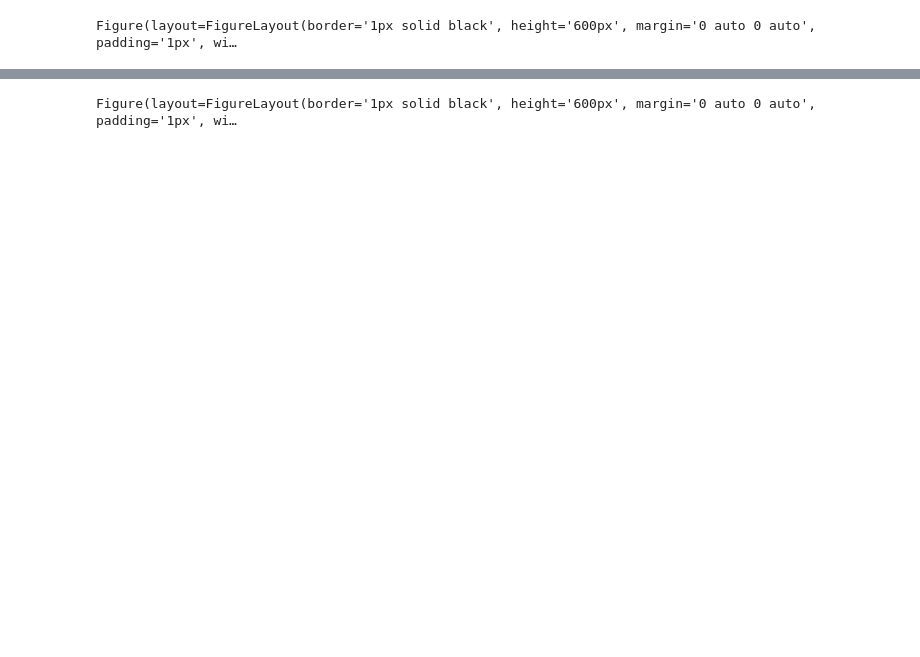
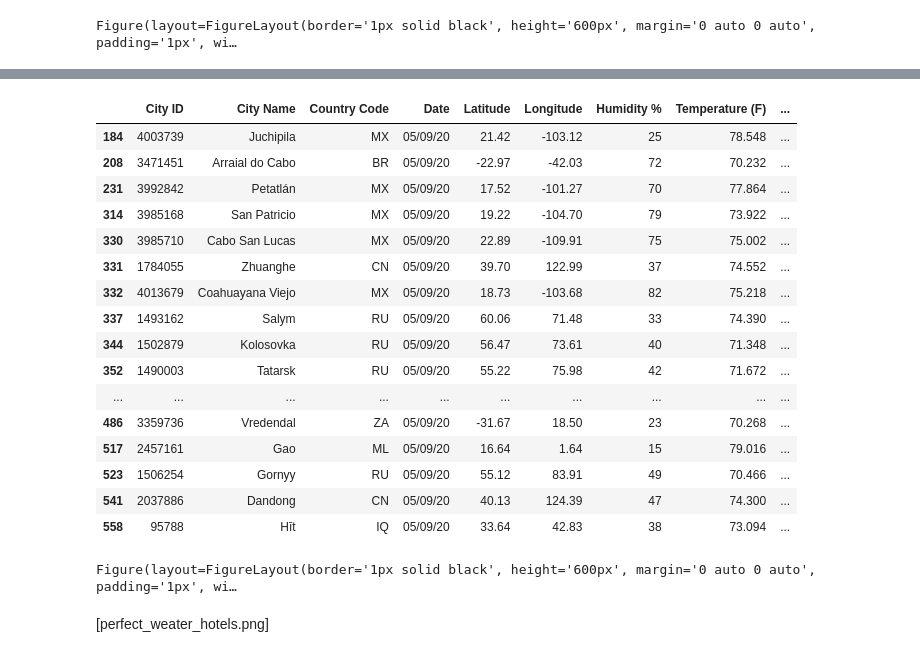
Before and after one commit to Fabiola-C14/API-Challenge, a Jupyter notebook: VacationPy.ipynb, the cells around one changed output, grey strips where cells are left out. Drawn from its saved outputs; the diff is of its cells as text; code cells hidden in the pictures; blank space fills up the shorter version.

```diff
--- a/VacationPy.ipynb
+++ b/VacationPy.ipynb
@@ -73,6 +88,8 @@ perfect_weather_df
 # %%
 #Create column shell to add hotel names
-perfect_weather_df["Hotel Name"] = ""
+hotel_df=pd.DataFrame()
+#Create column shell to add hotel names
+hotel_df["Hotel Name"] = ""
 # %%
 #Set parameters
 params = {
@@ -109,3 +131,23 @@ for index, row in perfect_weather_df.iterrows():
+# %%
+perfect_weather_df
+# %% [output]
+|  | City ID | City Name | Country Code | Date | Latitude | Longitude | Humidity % | Temperature (F) | ... |
+| 184 | 4003739 | Juchipila | MX | 05/09/20 | 21.42 | -103.12 | 25 | 78.548 | ... |
+| 208 | 3471451 | Arraial do Cabo | BR | 05/09/20 | -22.97 | -42.03 | 72 | 70.232 | ... |
+| 231 | 3992842 | Petatlán | MX | 05/09/20 | 17.52 | -101.27 | 70 | 77.864 | ... |
+| 314 | 3985168 | San Patricio | MX | 05/09/20 | 19.22 | -104.70 | 79 | 73.922 | ... |
+| 330 | 3985710 | Cabo San Lucas | MX | 05/09/20 | 22.89 | -109.91 | 75 | 75.002 | ... |
+| 331 | 1784055 | Zhuanghe | CN | 05/09/20 | 39.70 | 122.99 | 37 | 74.552 | ... |
+| 332 | 4013679 | Coahuayana Viejo | MX | 05/09/20 | 18.73 | -103.68 | 82 | 75.218 | ... |
+| 337 | 1493162 | Salym | RU | 05/09/20 | 60.06 | 71.48 | 33 | 74.390 | ... |
+| 344 | 1502879 | Kolosovka | RU | 05/09/20 | 56.47 | 73.61 | 40 | 71.348 | ... |
+| 352 | 1490003 | Tatarsk | RU | 05/09/20 | 55.22 | 75.98 | 42 | 71.672 | ... |
+| ... | ... | ... | ... | ... | ... | ... | ... | ... | ... |
+| 486 | 3359736 | Vredendal | ZA | 05/09/20 | -31.67 | 18.50 | 23 | 70.268 | ... |
+| 517 | 2457161 | Gao | ML | 05/09/20 | 16.64 | 1.64 | 15 | 79.016 | ... |
+| 523 | 1506254 | Gornyy | RU | 05/09/20 | 55.12 | 83.91 | 49 | 70.466 | ... |
+| 541 | 2037886 | Dandong | CN | 05/09/20 | 40.13 | 124.39 | 47 | 74.300 | ... |
+| 558 | 95788 | Hīt | IQ | 05/09/20 | 33.64 | 42.83 | 38 | 73.094 | ... |
 # %%
 # Add the hotel marks to the heatmap
 info_box_template = """
@@ -140,3 +182,5 @@ fig.add_layer(hotel_with_layer)
 fig
 # %% [output]
 Figure(layout=FigureLayout(border='1px solid black', height='600px', margin='0 auto 0 auto', padding='1px', wi…
+# %% [markdown]
+[perfect_weater_hotels.png]
```
Also changed, not shown: parts of 4 cells of this notebook, 7 other files.
